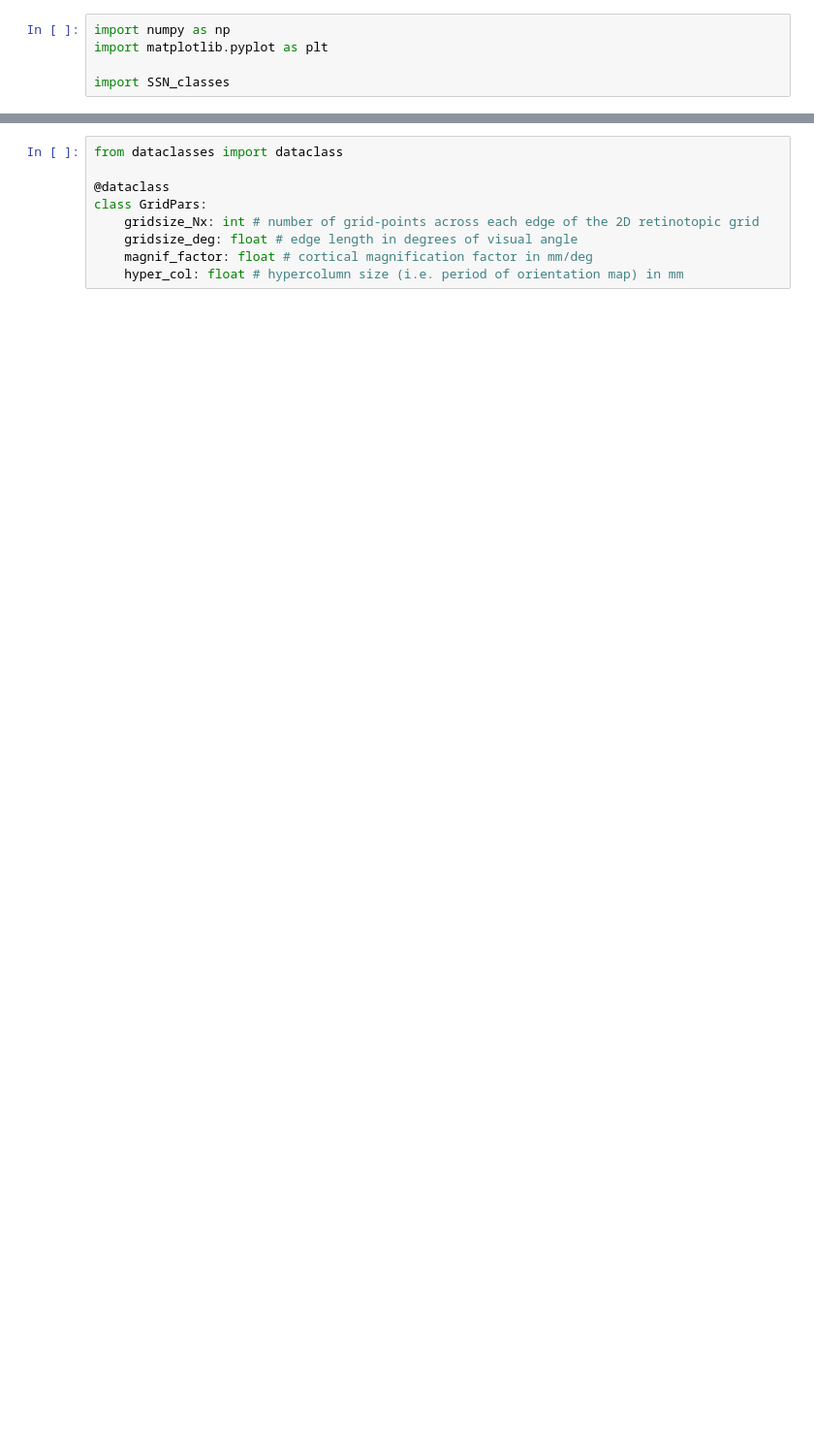
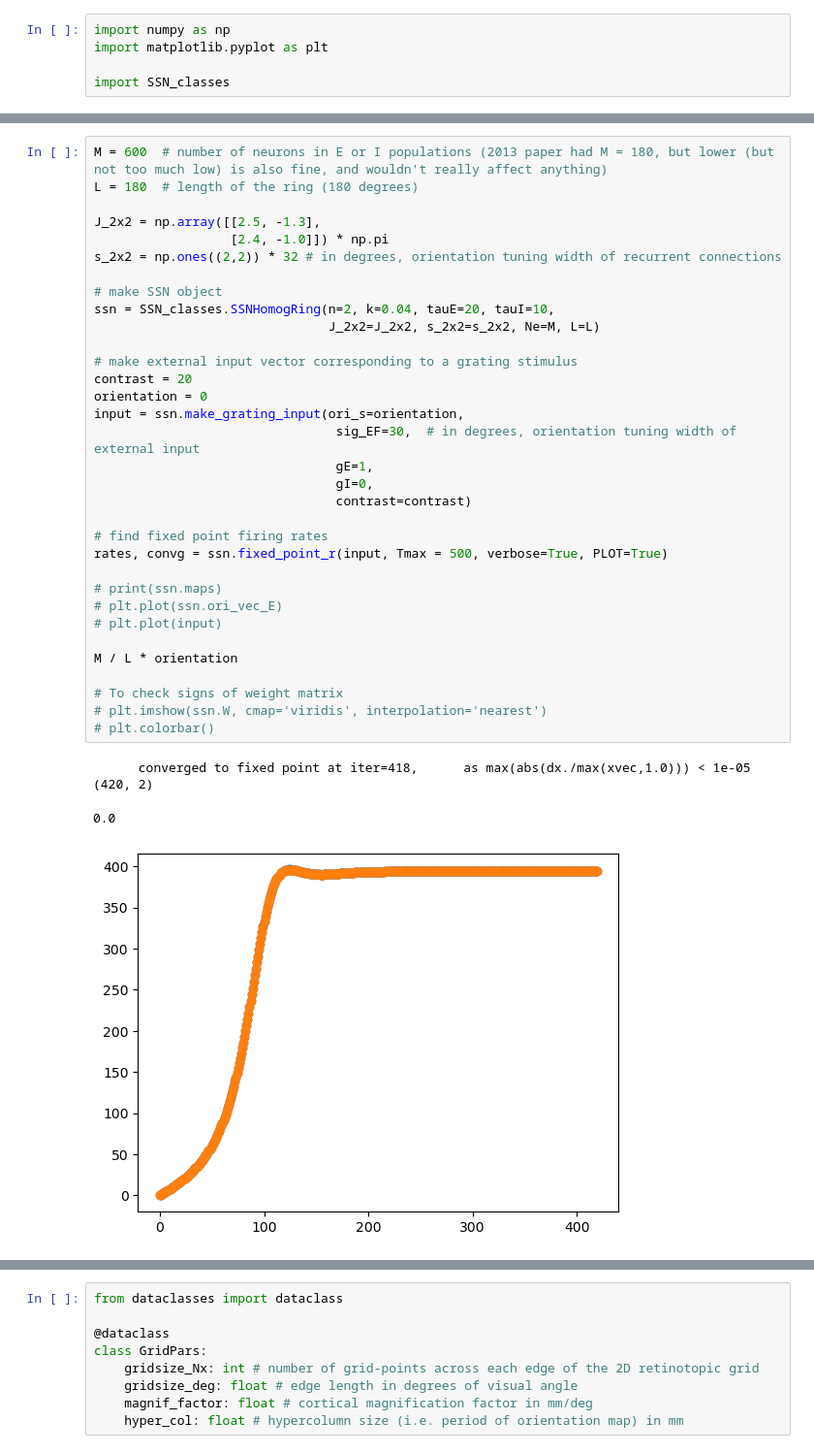
Before and after one commit to derek1909/ssn-simulator, a Jupyter notebook: Simple_Usage.ipynb, the cells around one changed output, grey strips where cells are left out. Shown at 97% size. Drawn from its saved outputs; the diff is of its cells as text; blank space fills up the shorter version.

Commit message:
trying to understand 2D SSN vs HomogRing SSN

```diff
--- a/Simple_Usage.ipynb
+++ b/Simple_Usage.ipynb
@@ -5,0 +11,38 @@ import SSN_classes
+# %%
+M = 600  # number of neurons in E or I populations (2013 paper had M = 180, but lower (but not too much low) is also fine, and wouldn't really affect anything)
+L = 180  # length of the ring (180 degrees)
+
+J_2x2 = np.array([[2.5, -1.3],
+                  [2.4, -1.0]]) * np.pi
+s_2x2 = np.ones((2,2)) * 32 # in degrees, orientation tuning width of recurrent connections
+
+# make SSN object
+ssn = SSN_classes.SSNHomogRing(n=2, k=0.04, tauE=20, tauI=10,
+                               J_2x2=J_2x2, s_2x2=s_2x2, Ne=M, L=L)
+
+# make external input vector corresponding to a grating stimulus
+contrast = 20
+orientation = 0
+input = ssn.make_grating_input(ori_s=orientation,
+                                sig_EF=30,  # in degrees, orientation tuning width of external input
+                                gE=1,
+                                gI=0,
+                                contrast=contrast)
+
+# find fixed point firing rates
+rates, convg = ssn.fixed_point_r(input, Tmax = 500, verbose=True, PLOT=True)
+
+# print(ssn.maps)
+# plt.plot(ssn.ori_vec_E)
+# plt.plot(input)
+
+M / L * orientation
+
+# To check signs of weight matrix
+# plt.imshow(ssn.W, cmap='viridis', interpolation='nearest')
+# plt.colorbar()
+# %% [output]
+      converged to fixed point at iter=418,      as max(abs(dx./max(xvec,1.0))) < 1e-05
+(420, 2)
+0.0
+[figure, added]
```
Also changed, not shown: parts of 6 cells of this notebook, 2 other files.
